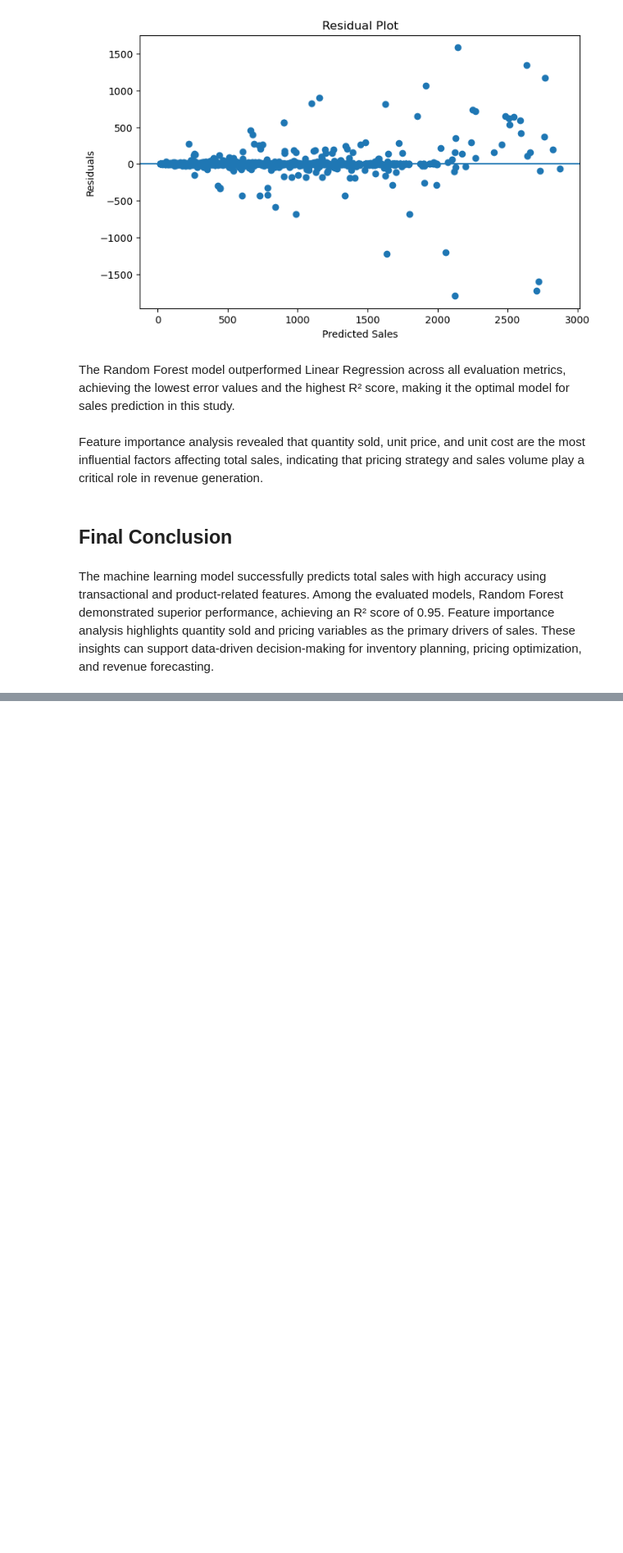
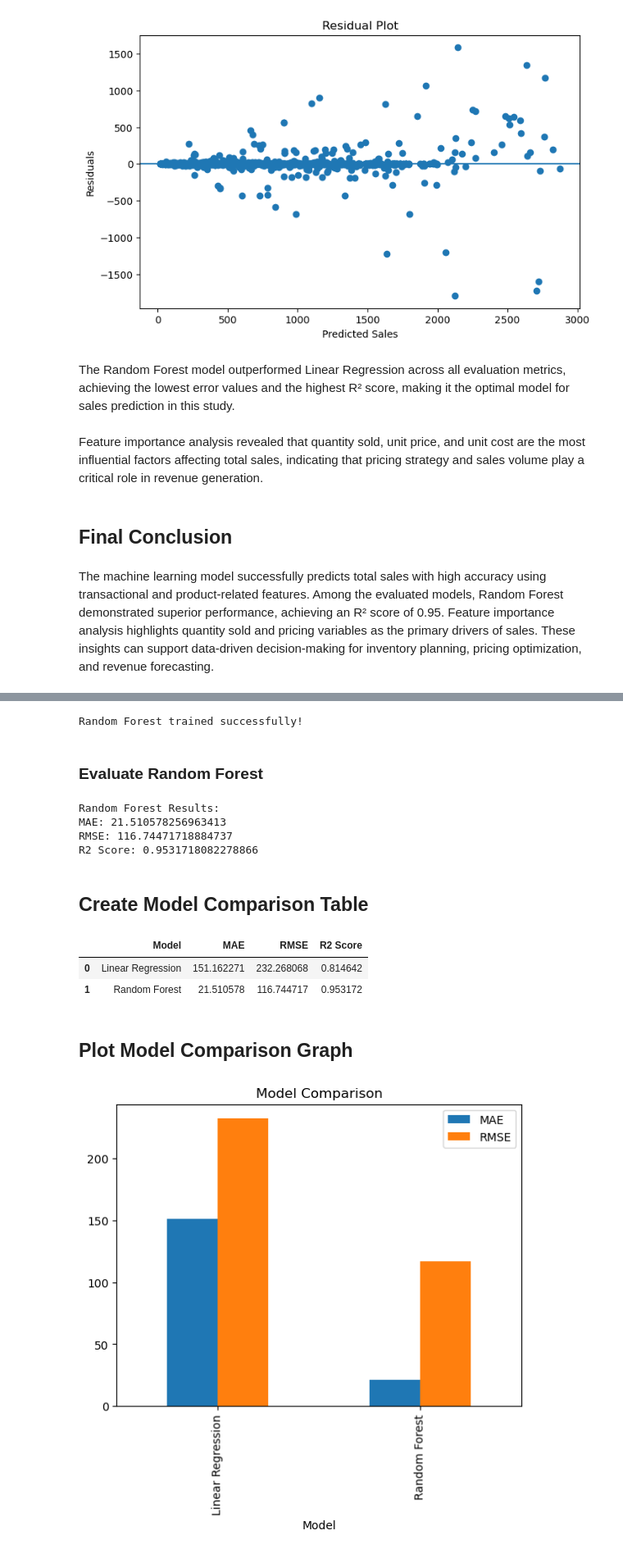
Before and after one commit to mohammedfavasv0-hue/MACHINE-LEARNING-ASSIGNMENT, a Jupyter notebook: retail_project.ipynb, the cells around one changed output, grey strips where cells are left out. Shown at 82% size. Saved outputs shown, nothing was run; the diff lists cells and outputs as text; code cells hidden in the pictures; blank space fills up the shorter version.

```diff
--- a/retail_project.ipynb
+++ b/retail_project.ipynb
@@ -695,0 +765,62 @@ The machine learning model successfully predicts total sales with high accuracy
+# %%
+from sklearn.ensemble import RandomForestRegressor
+
+# Create model
+rf = RandomForestRegressor(
+    n_estimators=100,
+    random_state=42
+)
+
+# Train model
+rf.fit(X_train, y_train)
+
+print("Random Forest trained successfully!")
+# %% [output]
+Random Forest trained successfully!
+# %% [markdown]
+### Evaluate Random Forest
+# %%
+# Predictions
+y_pred_rf = rf.predict(X_test)
+
+# Evaluation
+mae_rf = mean_absolute_error(y_test, y_pred_rf)
+rmse_rf = np.sqrt(mean_squared_error(y_test, y_pred_rf))
+r2_rf = r2_score(y_test, y_pred_rf)
+
+print("Random Forest Results:")
+print("MAE:", mae_rf)
+print("RMSE:", rmse_rf)
+print("R2 Score:", r2_rf)
+# %% [output]
+Random Forest Results:
+MAE: 21.510578256963413
+RMSE: 116.74471718884737
+R2 Score: 0.9531718082278866
+# %% [markdown]
+## Create Model Comparison Table
+# %%
+import pandas as pd
+
+results = pd.DataFrame({
+    "Model": ["Linear Regression", "Random Forest"],
+    "MAE": [mae_lr, mae_rf],
+    "RMSE": [rmse_lr, rmse_rf],
+    "R2 Score": [r2_lr, r2_rf]
+})
+
+results
+# %% [output]
+|  | Model | MAE | RMSE | R2 Score |
+| 0 | Linear Regression | 151.162271 | 232.268068 | 0.814642 |
+| 1 | Random Forest | 21.510578 | 116.744717 | 0.953172 |
+# %% [markdown]
+## Plot Model Comparison Graph
+# %%
+import matplotlib.pyplot as plt
+
+results.set_index("Model")[["MAE","RMSE"]].plot(kind="bar")
+plt.title("Model Comparison")
+plt.show()
+# %% [output]
+[figure, added]
```
Also changed, not shown: parts of 10 cells of this notebook.
